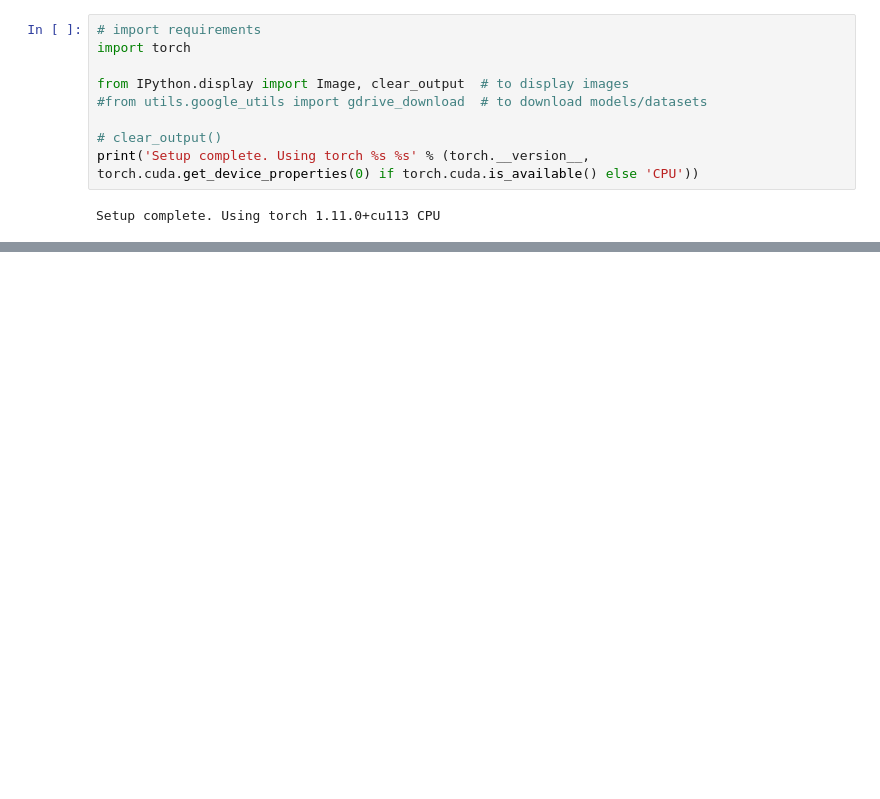
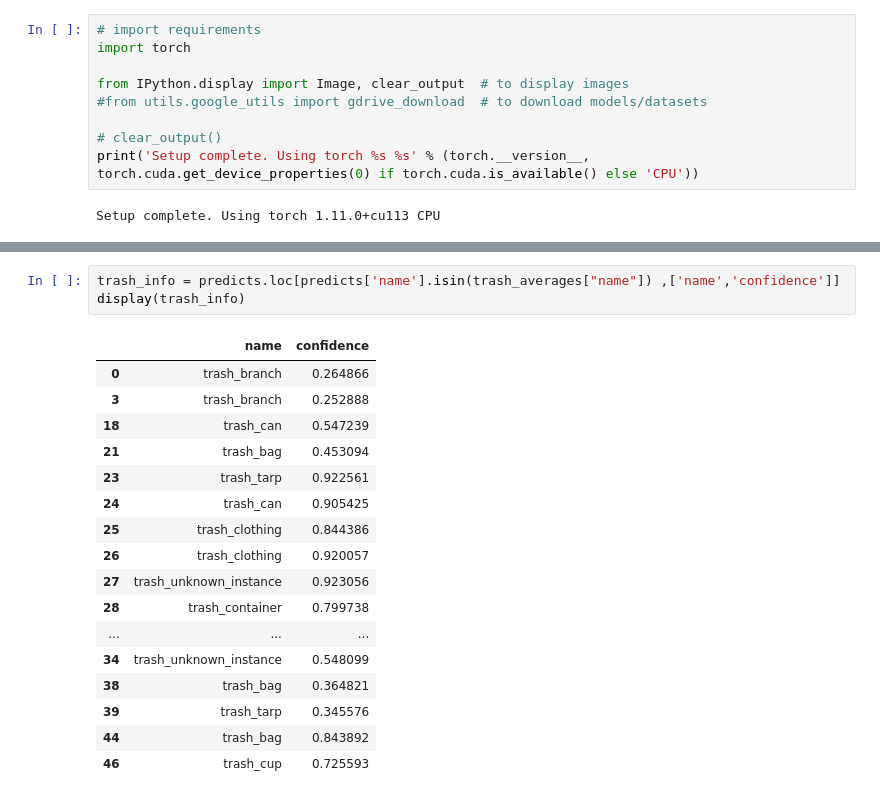
Before and after one commit to Rumana20/Marine-Litter-Detection-using-AI-Techniques, a Jupyter notebook: Implementation.ipynb, the cells around one changed output, grey strips where cells are left out. Cells and saved outputs as stored; diff of their text form; blank space fills up the shorter version.

```diff
--- a/Implementation.ipynb
+++ b/Implementation.ipynb
@@ -776,0 +121,21 @@ Results saved to runs/val/yolo_det5
+# %%
+trash_info = predicts.loc[predicts['name'].isin(trash_averages["name"]) ,['name','confidence']]
+display(trash_info)
+# %% [output]
+|  | name | confidence |
+| 0 | trash_branch | 0.264866 |
+| 3 | trash_branch | 0.252888 |
+| 18 | trash_can | 0.547239 |
+| 21 | trash_bag | 0.453094 |
+| 23 | trash_tarp | 0.922561 |
+| 24 | trash_can | 0.905425 |
+| 25 | trash_clothing | 0.844386 |
+| 26 | trash_clothing | 0.920057 |
+| 27 | trash_unknown_instance | 0.923056 |
+| 28 | trash_container | 0.799738 |
+| ... | ... | ... |
+| 34 | trash_unknown_instance | 0.548099 |
+| 38 | trash_bag | 0.364821 |
+| 39 | trash_tarp | 0.345576 |
+| 44 | trash_bag | 0.843892 |
+| 46 | trash_cup | 0.725593 |
```
Also changed, not shown: parts of 53 cells of this notebook.
